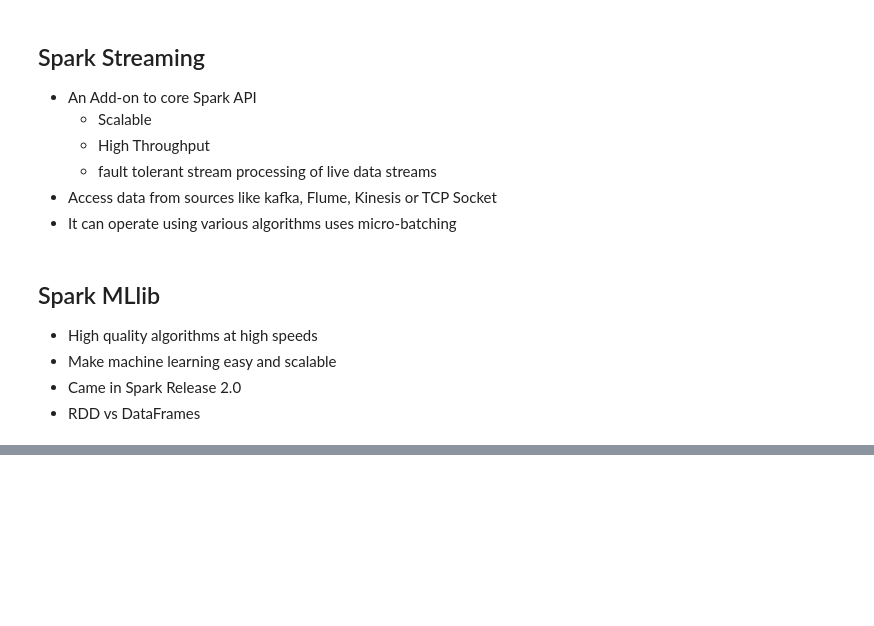
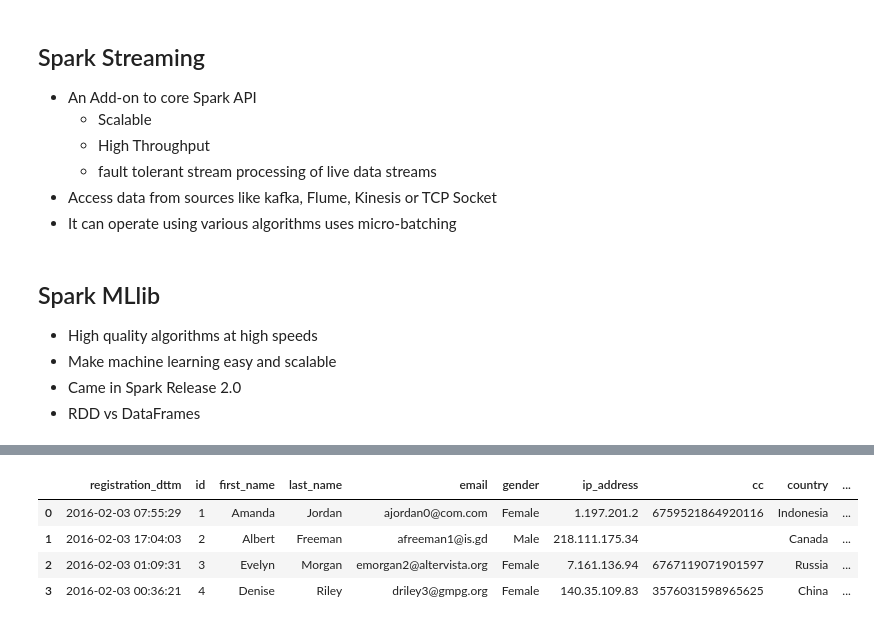
Before and after one commit to citysiva180/PySpark_Exclusive_Learning, a Jupyter notebook: PySpark_Essentials_by_LAYLA.ipynb, the cells around one changed output, grey strips where cells are left out. Drawn from its saved outputs; the diff is of its cells as text; code cells hidden in the pictures; blank space fills up the shorter version.

Commit message:
Added Notes on PySpark and Reading dataframes

```diff
--- a/PySpark_Essentials_by_LAYLA.ipynb
+++ b/PySpark_Essentials_by_LAYLA.ipynb
@@ -156,0 +214,6 @@ Spark Does not execute the transformation untile some action is encountered or c
+# %%
+import pyspark
+from pyspark.sql import SparkSession
+
+spark = SparkSession.builder.appName('ReadWriteVal').getOrCreate()
+spark
@@ -156,0 +266,10 @@ Spark Does not execute the transformation untile some action is encountered or c
+# %%
+parquet_path = '/content/drive/MyDrive/Python Files and Datasets AS of 16MAY21 2/PySpark DataFrame Essentials/Datasets/users1.parquet'
+patitioned_file = spark.read.parquet(parquet_path)
+patitioned_file.limit(4).toPandas()
+# %% [output]
+|  | registration_dttm | id | first_name | last_name | email | gender | ip_address | cc | country | ... |
+| 0 | 2016-02-03 07:55:29 | 1 | Amanda | Jordan | ajordan0@com.com | Female | 1.197.201.2 | 6759521864920116 | Indonesia | ... |
+| 1 | 2016-02-03 17:04:03 | 2 | Albert | Freeman | afreeman1@is.gd | Male | 218.111.175.34 |  | Canada | ... |
+| 2 | 2016-02-03 01:09:31 | 3 | Evelyn | Morgan | emorgan2@altervista.org | Female | 7.161.136.94 | 6767119071901597 | Russia | ... |
+| 3 | 2016-02-03 00:36:21 | 4 | Denise | Riley | driley3@gmpg.org | Female | 140.35.109.83 | 3576031598965625 | China | ... |
```
Also changed, not shown: parts of 18 cells of this notebook.
